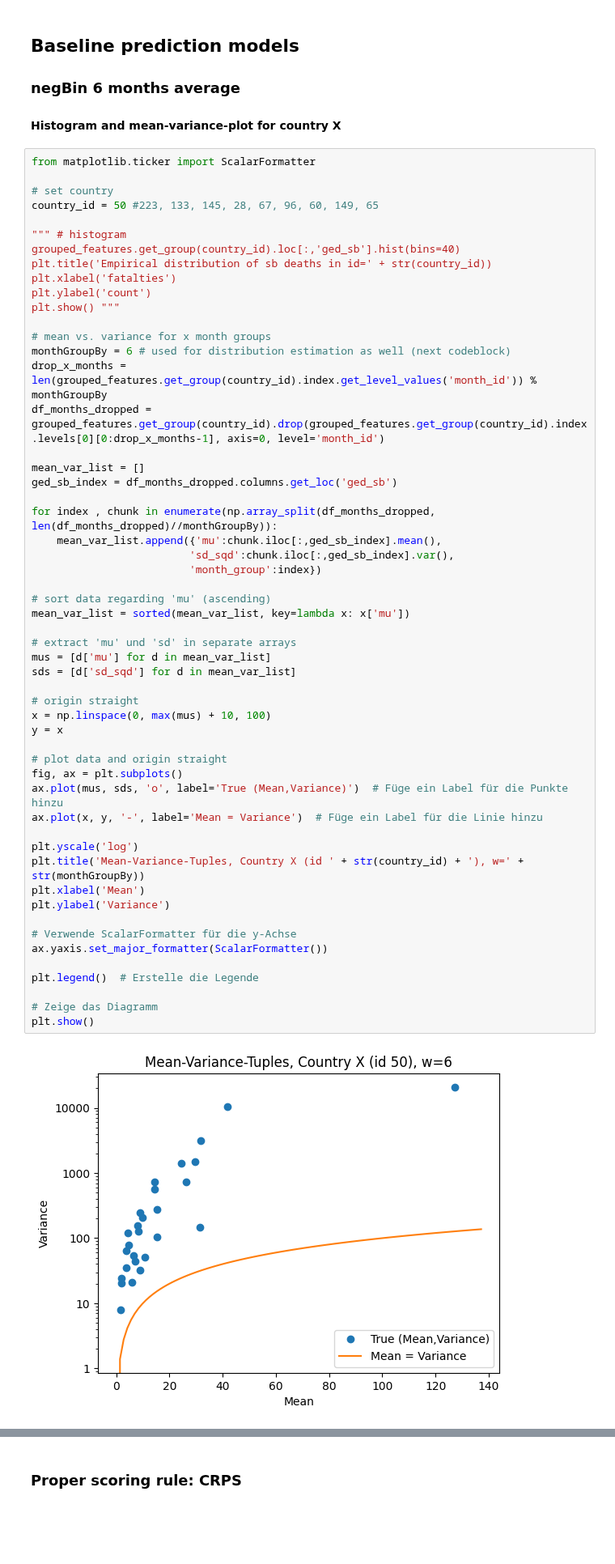
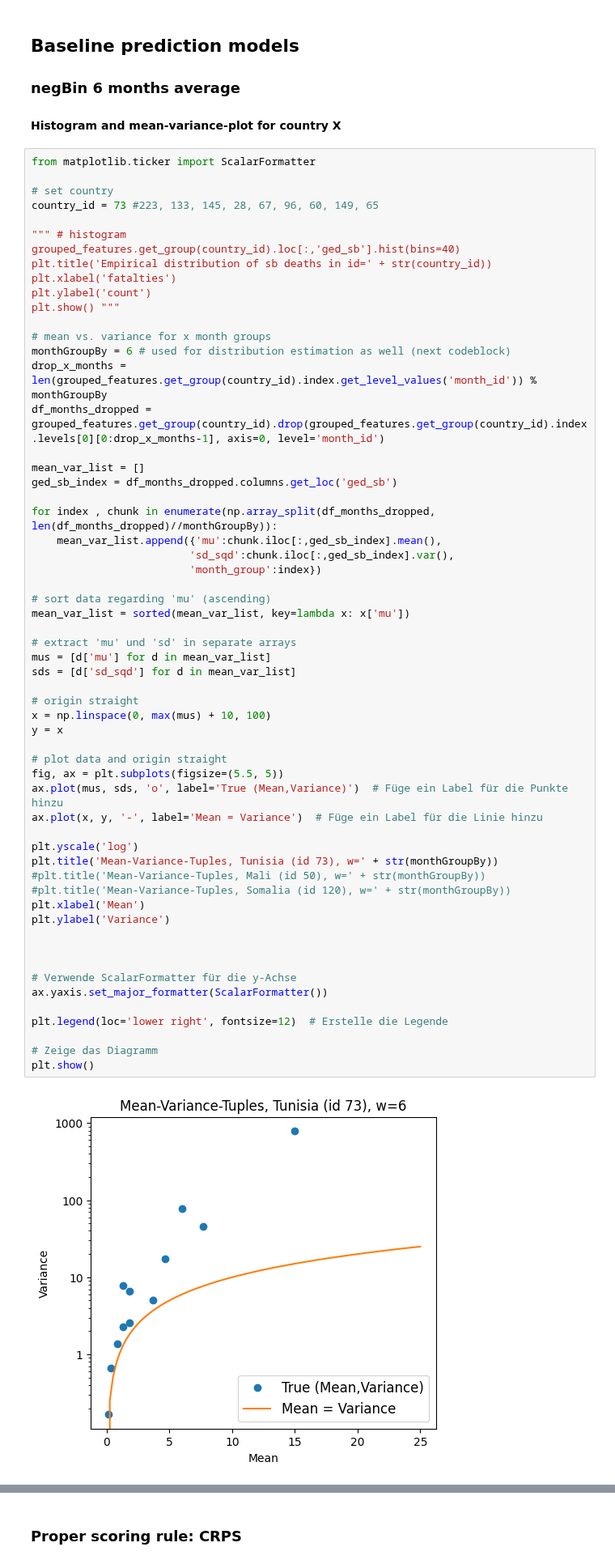
Before and after one commit to toboden/ConflictPredProbabilistic, a Jupyter notebook: old_code/firstModels.ipynb, the cells around one changed output, grey strips where cells are left out. Shown at 81% size. Saved outputs shown, nothing was run; the diff lists cells and outputs as text; blank space fills up the shorter version.

```diff
--- a/old_code/firstModels.ipynb
+++ b/old_code/firstModels.ipynb
@@ -233,7 +233,7 @@ Dataframe with the number of nonzero months
 from matplotlib.ticker import ScalarFormatter
 
 # set country
-country_id = 50 #223, 133, 145, 28, 67, 96, 60, 149, 65
+country_id = 73 #223, 133, 145, 28, 67, 96, 60, 149, 65
 
 """ # histogram
 grouped_features.get_group(country_id).loc[:,'ged_sb'].hist(bins=40)
@@ -254,37 +254,41 @@ for index , chunk in enumerate(np.array_split(df_months_dropped, len(df_months_d
     mean_var_list.append({'mu':chunk.iloc[:,ged_sb_index].mean(),
                          'sd_sqd':chunk.iloc[:,ged_sb_index].var(),
                          'month_group':index})
 
 # sort data regarding 'mu' (ascending)
 mean_var_list = sorted(mean_var_list, key=lambda x: x['mu'])
 
 # extract 'mu' und 'sd' in separate arrays
 mus = [d['mu'] for d in mean_var_list]
 sds = [d['sd_sqd'] for d in mean_var_list]
 
 # origin straight
 x = np.linspace(0, max(mus) + 10, 100)
 y = x
 
 # plot data and origin straight
-fig, ax = plt.subplots()
+fig, ax = plt.subplots(figsize=(5.5, 5))
 ax.plot(mus, sds, 'o', label='True (Mean,Variance)')  # Füge ein Label für die Punkte hinzu
 ax.plot(x, y, '-', label='Mean = Variance')  # Füge ein Label für die Linie hinzu
 
 plt.yscale('log')
-plt.title('Mean-Variance-Tuples, Country X (id ' + str(country_id) + '), w=' + str(monthGroupBy))
+plt.title('Mean-Variance-Tuples, Tunisia (id 73), w=' + str(monthGroupBy))
+#plt.title('Mean-Variance-Tuples, Mali (id 50), w=' + str(monthGroupBy))
+#plt.title('Mean-Variance-Tuples, Somalia (id 120), w=' + str(monthGroupBy))
 plt.xlabel('Mean')
 plt.ylabel('Variance')
+
+
 
 # Verwende ScalarFormatter für die y-Achse
 ax.yaxis.set_major_formatter(ScalarFormatter())
 
-plt.legend()  # Erstelle die Legende
+plt.legend(loc='lower right', fontsize=12)  # Erstelle die Legende
 
 # Zeige das Diagramm
 plt.show()
 # %% [output]
-[figure, old version]
+[figure, new version]
 # %%
 # negative binomial distribution for the country defined in the upper codeblock
 NB_quantile_dict = {'quantile':[],'country_id':0, 'fatalities':[]}
```
Also changed, not shown: parts of 1 cell of this notebook.
